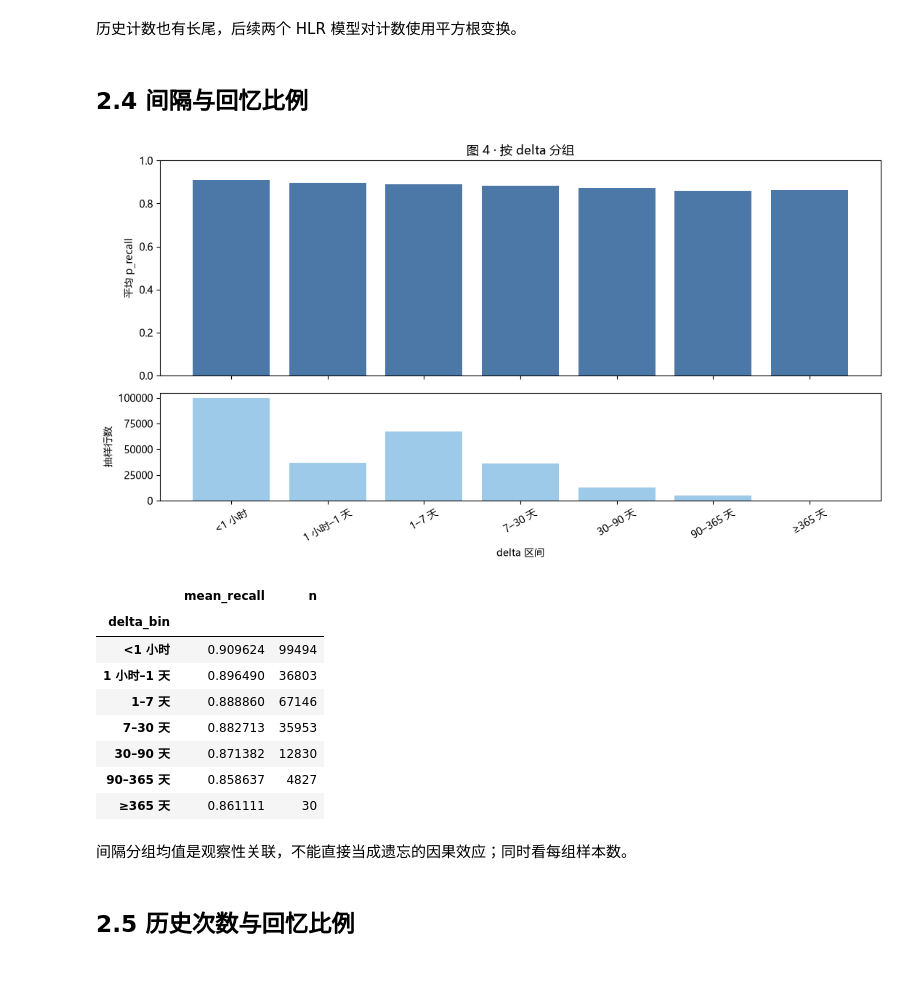
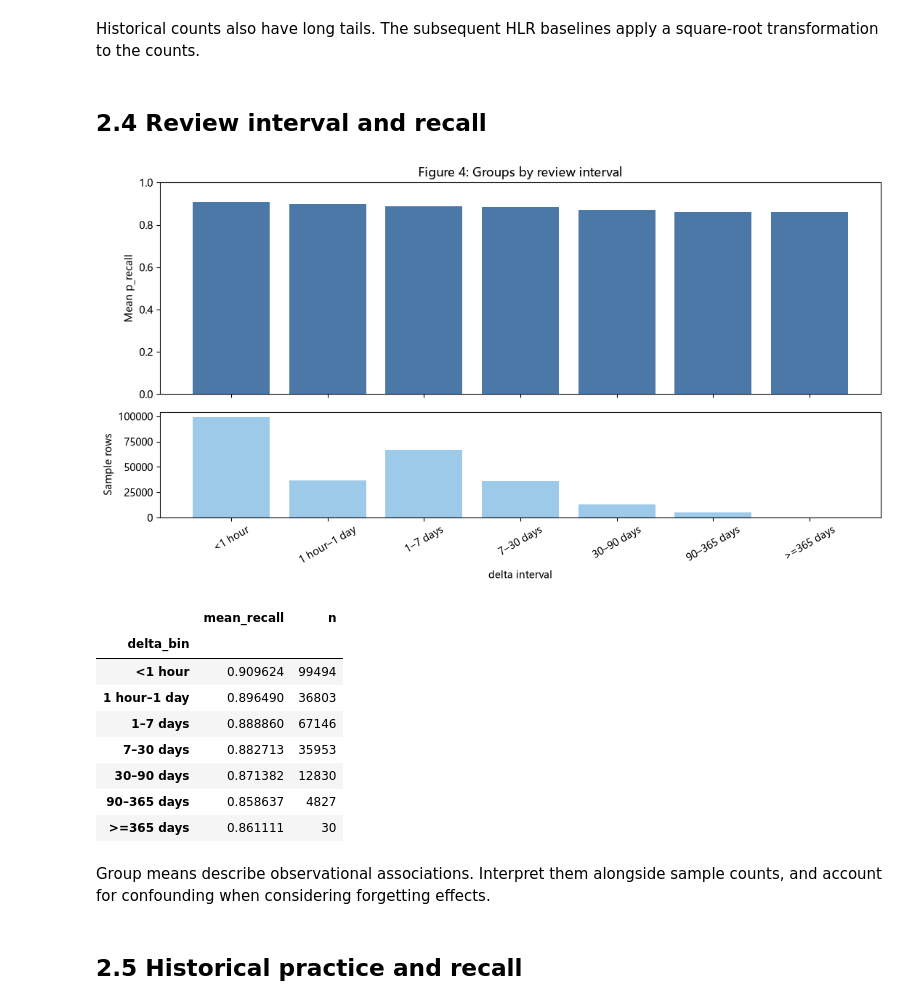
Before and after one commit to Horace564/HLR, a Jupyter notebook: 01_eda.ipynb, the cells around one changed output. Saved outputs shown, nothing was run; the diff lists cells and outputs as text; code cells hidden in the pictures; blank space fills up the shorter version.

```diff
--- a/01_eda.ipynb
+++ b/01_eda.ipynb
@@ -177,43 +200,43 @@ display(eda[["history_seen", "history_correct"]].quantile([0, .5, .9, .99, 1]))
 | 0.99 | 234.0 | 206.0 |
 | 1.00 | 13463.0 | 12835.0 |
 # %% [markdown]
-历史计数也有长尾，后续两个 HLR 模型对计数使用平方根变换。
+Historical counts also have long tails. The subsequent HLR baselines apply a square-root transformation to the counts.
 # %% [markdown]
-## 2.4 间隔与回忆比例
+## 2.4 Review interval and recall
 # %%
 delta_edges = [-np.inf, 1/24, 1, 7, 30, 90, 365, np.inf]
-delta_labels = ["<1 小时", "1 小时–1 天", "1–7 天", "7–30 天",
-                "30–90 天", "90–365 天", "≥365 天"]
+delta_labels = ["<1 hour", "1 hour–1 day", "1–7 days", "7–30 days",
+                "30–90 days", "90–365 days", ">=365 days"]
 eda["delta_bin"] = pd.cut(
     eda["delta_days"], bins=delta_edges, labels=delta_labels, right=False
 )
 delta_summary = eda.groupby("delta_bin", observed=False)["p_recall"].agg(
     mean_recall="mean", n="size"
 )
 fig, axes = plt.subplots(2, 1, figsize=(11, 6), sharex=True, gridspec_kw={"height_ratios": [2, 1]})
 axes[0].bar(delta_labels, delta_summary["mean_recall"], color="#4C78A8")
-axes[0].set(ylabel="平均 p_recall", ylim=(0, 1), title="图 4 · 按 delta 分组")
+axes[0].set(ylabel="Mean p_recall", ylim=(0, 1), title="Figure 4: Groups by review interval")
 axes[1].bar(delta_labels, delta_summary["n"], color="#9ECAE9")
-axes[1].set(ylabel="抽样行数", xlabel="delta 区间")
+axes[1].set(ylabel="Sample rows", xlabel="delta interval")
 axes[1].tick_params(axis="x", rotation=30)
 plt.tight_layout()
 plt.show()
 display(delta_summary)
 # %% [output]
-[figure, old version]
+[figure, new version]
 |  | mean_recall | n |
 | delta_bin |  |  |
-| <1 小时 | 0.909624 | 99494 |
-| 1 小时–1 天 | 0.896490 | 36803 |
-| 1–7 天 | 0.888860 | 67146 |
-| 7–30 天 | 0.882713 | 35953 |
-| 30–90 天 | 0.871382 | 12830 |
-| 90–365 天 | 0.858637 | 4827 |
-| ≥365 天 | 0.861111 | 30 |
+| <1 hour | 0.909624 | 99494 |
+| 1 hour–1 day | 0.896490 | 36803 |
+| 1–7 days | 0.888860 | 67146 |
+| 7–30 days | 0.882713 | 35953 |
+| 30–90 days | 0.871382 | 12830 |
+| 90–365 days | 0.858637 | 4827 |
+| >=365 days | 0.861111 | 30 |
 # %% [markdown]
-间隔分组均值是观察性关联，不能直接当成遗忘的因果效应；同时看每组样本数。
+Group means describe observational associations. Interpret them alongside sample counts, and account for confounding when considering forgetting effects.
 # %% [markdown]
-## 2.5 历史次数与回忆比例
+## 2.5 Historical practice and recall
 # %%
 seen_edges = [-1, 0, 1, 2, 5, 10, 20, 50, 100, 500, np.inf]
 seen_labels = ["0", "1", "2", "3–5", "6–10", "11–20",
```
Also changed, not shown: parts of 21 cells of this notebook, 52 other files.
